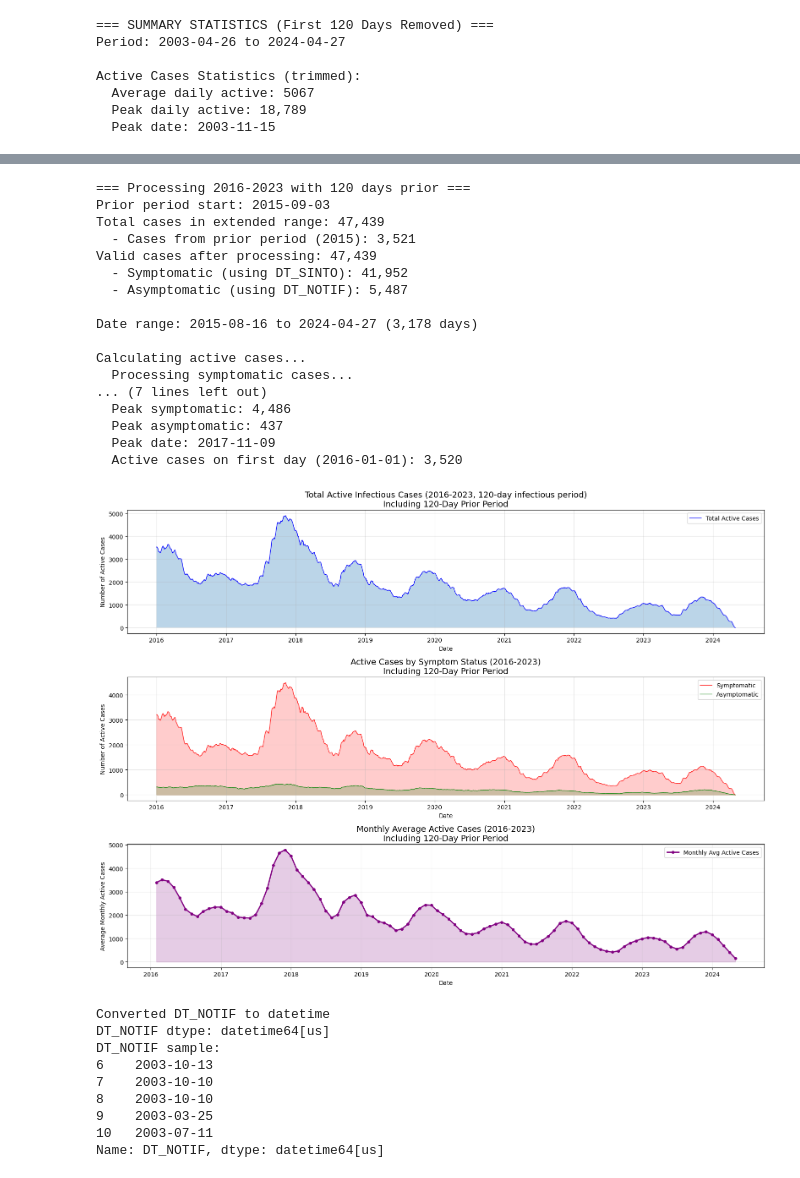
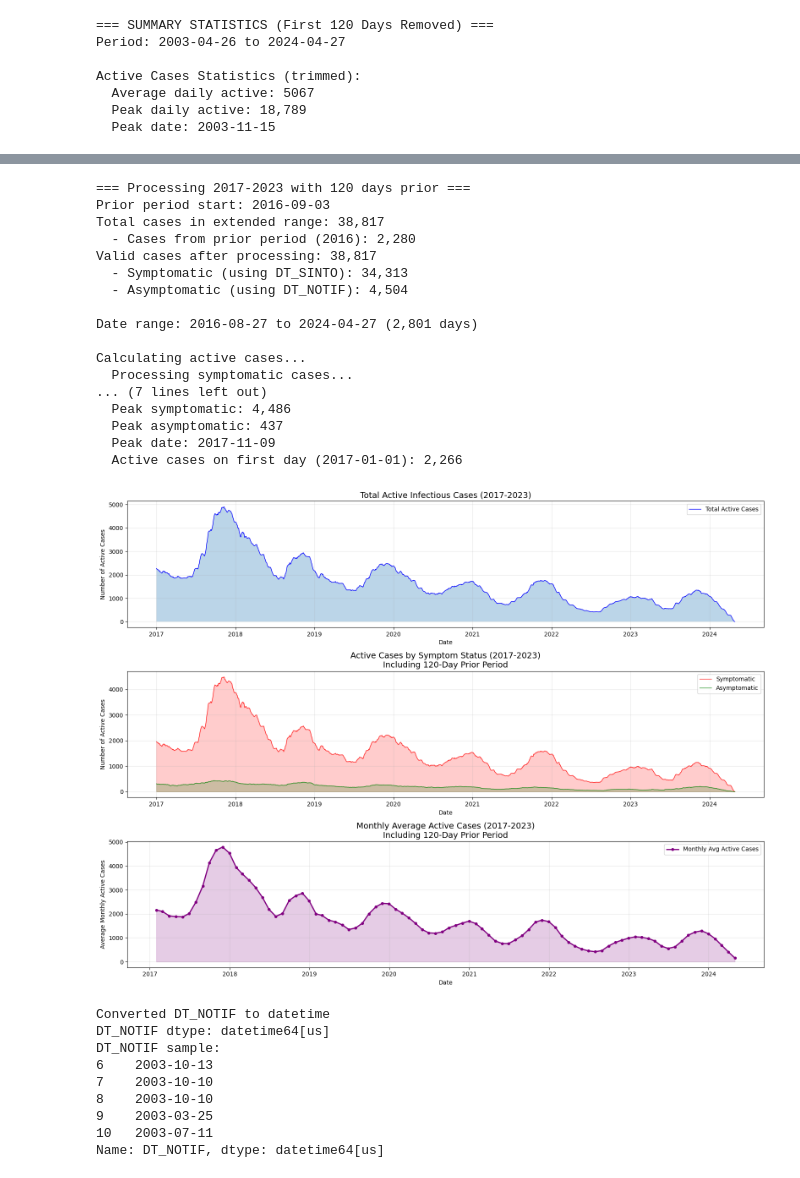
Before and after one commit to RaphaLevy/Study_on_malaria_dynamics_v2, a Jupyter notebook: data_files/notebooks/Manaus_Vivax_Cases.ipynb, the cells around one changed output, grey strips where cells are left out. Drawn from its saved outputs; the diff is of its cells as text; code cells hidden in the pictures.

```diff
--- a/data_files/notebooks/Manaus_Vivax_Cases.ipynb
+++ b/data_files/notebooks/Manaus_Vivax_Cases.ipynb
@@ -431,5 +431,5 @@ Calculating active cases...
 # %%
-def aggregate_with_prior_period(df, infectious_days=120, start_year=2016, end_year=2023):
+def aggregate_with_prior_period(df, infectious_days=120, start_year=2017, end_year=2023):
     """
     Aggregate cases considering infectious period, including cases from prior period.
     This ensures accurate active case counts at the beginning of the study period.
@@ -540,23 +540,31 @@ def aggregate_with_prior_period(df, infectious_days=120, start_year=2016, end_ye
 
     return result_df_filtered
 
-# Apply with 120 days prior to 2016
-daily_active_cases_2016_2023_with_prior = aggregate_with_prior_period(
+# # Apply with 120 days prior to 2017
+# daily_active_cases_2017_2023_with_prior = aggregate_with_prior_period(
+#     manaus_malaria_data,
+#     infectious_days=120,
+#     start_year=2017,
+#     end_year=2023
+# )
+
+# Apply with 120 days prior to 2017
+daily_active_cases_2017_2023_with_prior = aggregate_with_prior_period(
     manaus_malaria_data,
     infectious_days=120,
-    start_year=2016,
+    start_year=2017,
     end_year=2023
 )
 # %% [output]
-=== Processing 2016-2023 with 120 days prior ===
-Prior period start: 2015-09-03
-Total cases in extended range: 47,439
-  - Cases from prior period (2015): 3,521
-Valid cases after processing: 47,439
-  - Symptomatic (using DT_SINTO): 41,952
-  - Asymptomatic (using DT_NOTIF): 5,487
+=== Processing 2017-2023 with 120 days prior ===
+Prior period start: 2016-09-03
+Total cases in extended range: 38,817
+  - Cases from prior period (2016): 2,280
+Valid cases after processing: 38,817
+  - Symptomatic (using DT_SINTO): 34,313
+  - Asymptomatic (using DT_NOTIF): 4,504
 
-Date range: 2015-08-16 to 2024-04-27 (3,178 days)
+Date range: 2016-08-27 to 2024-04-27 (2,801 days)
 
 Calculating active cases...
   Processing symptomatic cases...
@@ -564,59 +572,60 @@ Calculating active cases...
   Peak symptomatic: 4,486
   Peak asymptomatic: 437
   Peak date: 2017-11-09
-  Active cases on first day (2016-01-01): 3,520
+  Active cases on first day (2017-01-01): 2,266
 # %%
 # Plot the results
 fig, axes = plt.subplots(3, 1, figsize=(16, 12))
 
 # Plot 1: Total active cases
-axes[0].plot(daily_active_cases_2016_2023_with_prior['date'],
-             daily_active_cases_2016_2023_with_prior['active_total'],
+axes[0].plot(daily_active_cases_2017_2023_with_prior['date'],
+             daily_active_cases_2017_2023_with_prior['active_total'],
              color='blue', linewidth=1, label='Total Active Cases')
-axes[0].fill_between(daily_active_cases_2016_2023_with_prior['date'], 0,
-                     daily_active_cases_2016_2023_with_prior['active_total'], alpha=0.3)
-axes[0].set_title('Total Active Infectious Cases (2016-2023, 120-day infectious period)\nIncluding 120-Day Prior Period', fontsize=14)
+axes[0].fill_between(daily_active_cases_2017_2023_with_prior['date'], 0,
+                     daily_active_cases_2017_2023_with_prior['active_total'], alpha=0.3)
+#axes[0].set_title('Total Active Infectious Cases (2017-2023, 120-day infectious period)\nIncluding 120-Day Prior Period', fontsize=14)
+axes[0].set_title('Total Active Infectious Cases (2017-2023)', fontsize=14)
 axes[0].set_xlabel('Date')
 axes[0].set_ylabel('Number of Active Cases')
 axes[0].grid(True, alpha=0.3)
 axes[0].legend()
 
 # Plot 2: Symptomatic vs Asymptomatic
-axes[1].plot(daily_active_cases_2016_2023_with_prior['date'],
-             daily_active_cases_2016_2023_with_prior['active_symptomatic'],
+axes[1].plot(daily_active_cases_2017_2023_with_prior['date'],
+             daily_active_cases_2017_2023_with_prior['active_symptomatic'],
              color='red', linewidth=1, label='Symptomatic', alpha=0.8)
-axes[1].plot(daily_active_cases_2016_2023_with_prior['date'],
-             daily_active_cases_2016_2023_with_prior['active_asymptomatic'],
+axes[1].plot(daily_active_cases_2017_2023_with_prior['date'],
+             daily_active_cases_2017_2023_with_prior['active_asymptomatic'],
              color='green', linewidth=1, label='Asymptomatic', alpha=0.8)
-axes[1].fill_between(daily_active_cases_2016_2023_with_prior['date'], 0,
-                     daily_active_cases_2016_2023_with_prior['active_symptomatic'],
+axes[1].fill_between(daily_active_cases_2017_2023_with_prior['date'], 0,
+                     daily_active_cases_2017_2023_with_prior['active_symptomatic'],
                      color='red', alpha=0.2)
-axes[1].fill_between(daily_active_cases_2016_2023_with_prior['date'], 0,
-                     daily_active_cases_2016_2023_with_prior['active_asymptomatic'],
+axes[1].fill_between(daily_active_cases_2017_2023_with_prior['date'], 0,
+                     daily_active_cases_2017_2023_with_prior['active_asymptomatic'],
                      color='green', alpha=0.2)
-axes[1].set_title('Active Cases by Symptom Status (2016-2023)\nIncluding 120-Day Prior Period', fontsize=14)
+axes[1].set_title('Active Cases by Symptom Status (2017-2023)\nIncluding 120-Day Prior Period', fontsize=14)
 axes[1].set_xlabel('Date')
 axes[1].set_ylabel('Number of Active Cases')
 axes[1].grid(True, alpha=0.3)
 axes[1].legend()
 
 # Plot 3: Monthly averages
 # Resample to monthly for smoother view
-monthly_avg = daily_active_cases_2016_2023_with_prior.set_index('date').resample('ME').mean()
+monthly_avg = daily_active_cases_2017_2023_with_prior.set_index('date').resample('ME').mean()
 
 axes[2].plot(monthly_avg.index, monthly_avg['active_total'],
              color='purple', linewidth=2, marker='o', markersize=4, label='Monthly Avg Active Cases')
 axes[2].fill_between(monthly_avg.index, 0, monthly_avg['active_total'], alpha=0.2, color='purple')
-axes[2].set_title('Monthly Average Active Cases (2016-2023)\nIncluding 120-Day Prior Period', fontsize=14)
+axes[2].set_title('Monthly Average Active Cases (2017-2023)\nIncluding 120-Day Prior Period', fontsize=14)
 axes[2].set_xlabel('Date')
 axes[2].set_ylabel('Average Monthly Active Cases')
 axes[2].grid(True, alpha=0.3)
 axes[2].legend()
 
 plt.tight_layout()
 plt.show()
 # %% [output]
-[figure, old version]
+[figure, new version]
 # %%
 # Ensure DT_NOTIF is datetime
 if manaus_malaria_data['DT_NOTIF'].dtype != 'datetime64[ns]':
```
Also changed, not shown: parts of 9 cells of this notebook.
